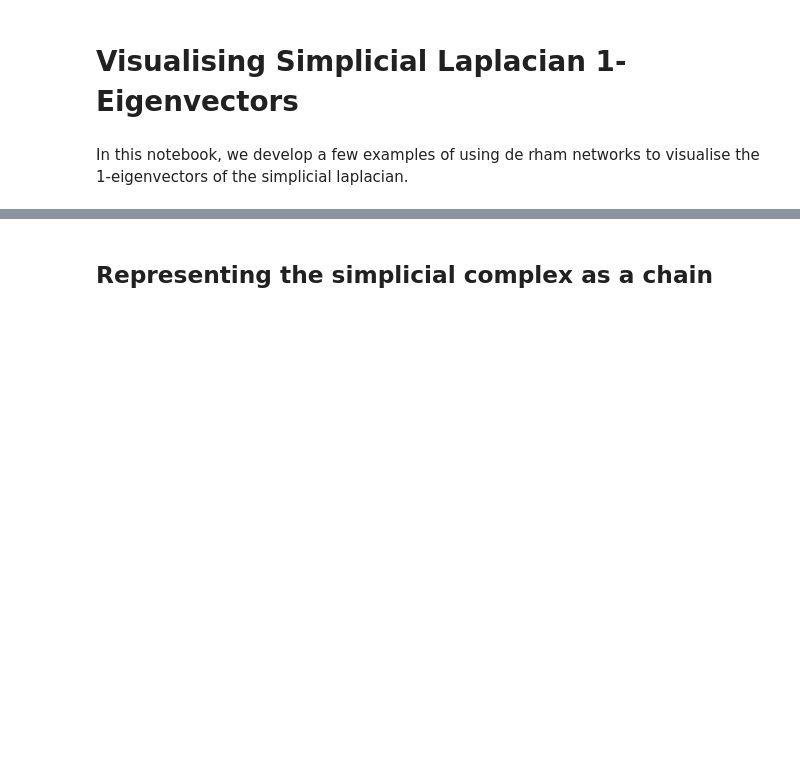
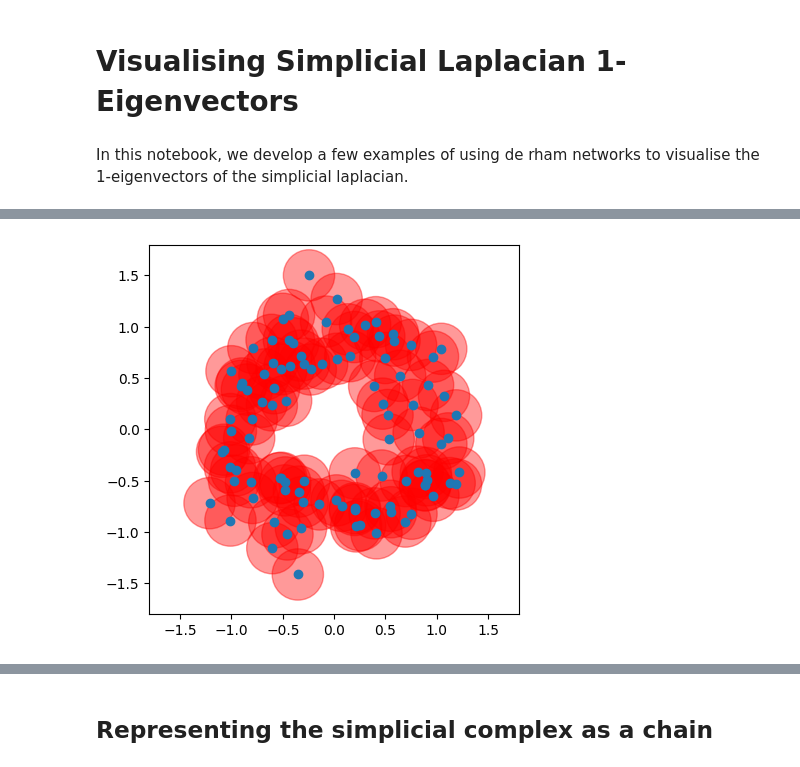
Before and after one commit to aidos-lab/neural-k-forms, a Jupyter notebook: visualising-eigenvectors.ipynb, the cells around one changed output, grey strips where cells are left out. Saved outputs shown, nothing was run; the diff lists cells and outputs as text; code cells hidden in the pictures; blank space fills up the shorter version.

```diff
--- a/visualising-eigenvectors.ipynb
+++ b/visualising-eigenvectors.ipynb
@@ -51,3 +51,24 @@ plt.show()
+# %%
+
+for i in range(len(data)):
+    plt.gca().add_artist(plt.Circle(data[i], 0.5/2, color='r', fill=True, alpha = 0.4))
+
+# plot a ball of radius 0.5 around each point in data
+plt.scatter(data[:,0], data[:,1])
+
+# make the plot square
+plt.axis('square')
+
+# set the limits of the plot
+plt.xlim([-1.8, 1.8])
+plt.ylim([-1.8, 1.8])
+
+# save the plot
+plt.savefig('./figures/1-eigenvectors/rips.png', dpi=300)
+
+plt.show()
+# %% [output]
+[figure, added]
 # %%
 # build a simplex tree
 Rips_complex_sample = gd.RipsComplex(points = data, max_edge_length=0.5)
```
Also changed, not shown: parts of 9 cells of this notebook, 3 other files.
